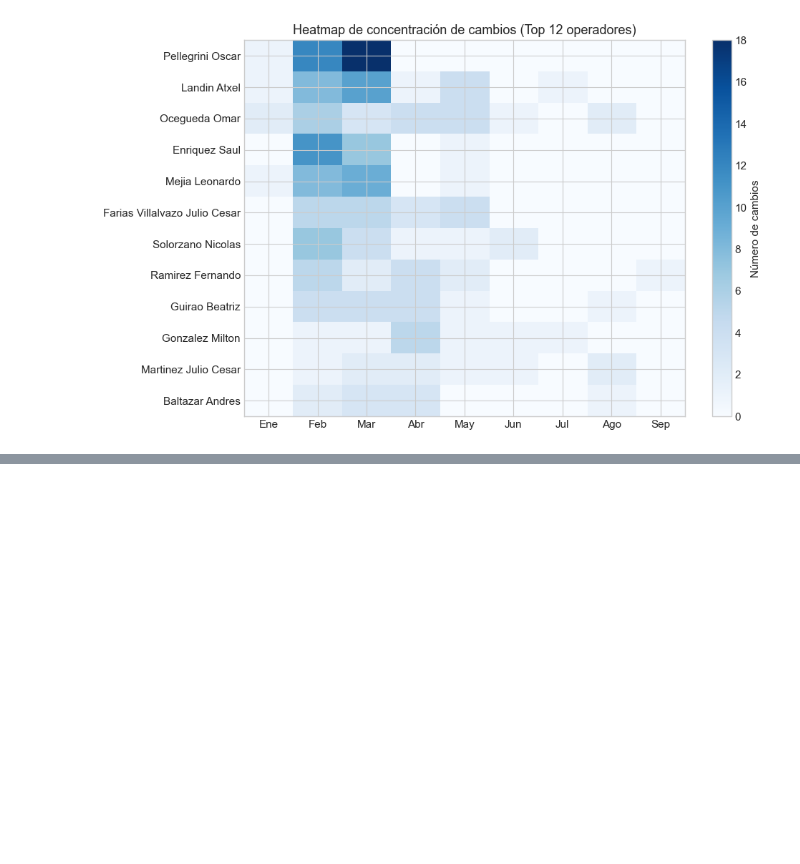
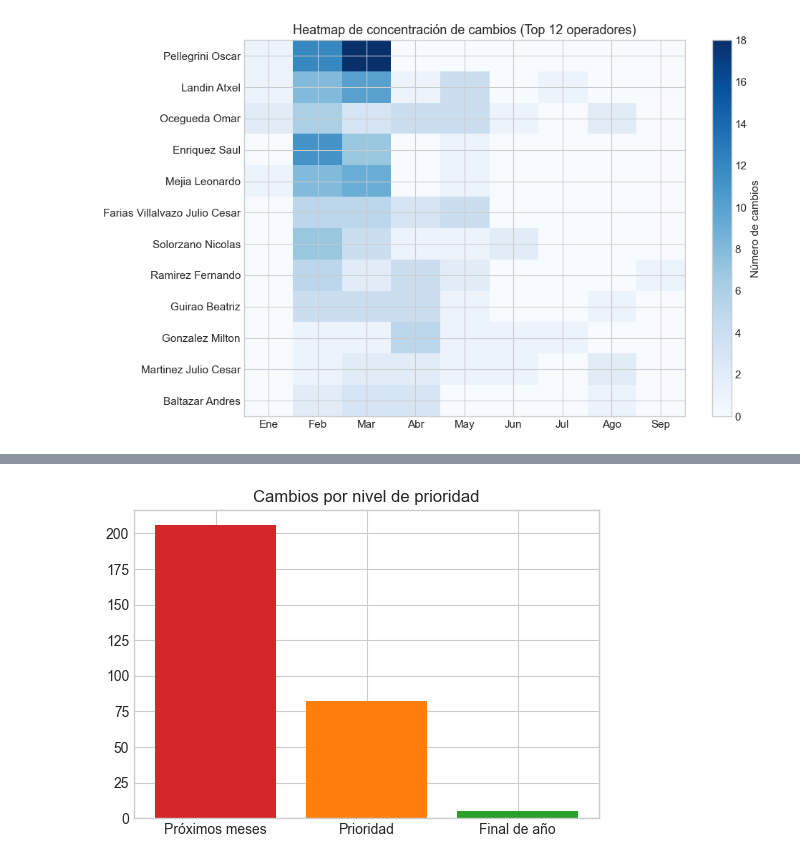
Before and after one commit to PacoTinoco/Failures-PMI, a Jupyter notebook: Project-QM/QM-analysis.ipynb, the cells around one changed output, grey strips where cells are left out. Saved outputs shown, nothing was run; the diff lists cells and outputs as text; code cells hidden in the pictures; blank space fills up the shorter version.

```diff
--- a/Project-QM/QM-analysis.ipynb
+++ b/Project-QM/QM-analysis.ipynb
@@ -349,0 +524,9 @@ savefig("05_heatmap_operador_mes.png")
+# %%
+fig, ax = plt.subplots(figsize=(6,4))
+
+prio_counts = df_changes["Priority_Level"].value_counts()
+ax.bar(prio_counts.index, prio_counts.values, color=["#d62728","#ff7f0e","#2ca02c","#7f7f7f"])
+ax.set_title("Cambios por nivel de prioridad")
+plt.show()
+# %% [output]
+[figure, added]
```
Also changed, not shown: parts of 46 cells of this notebook, 2 other files.
